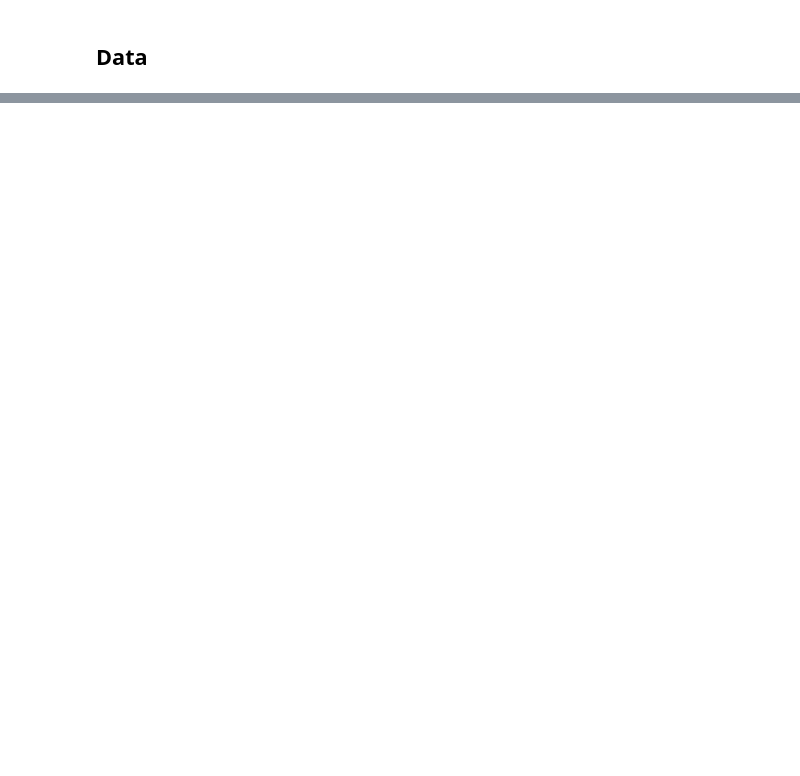
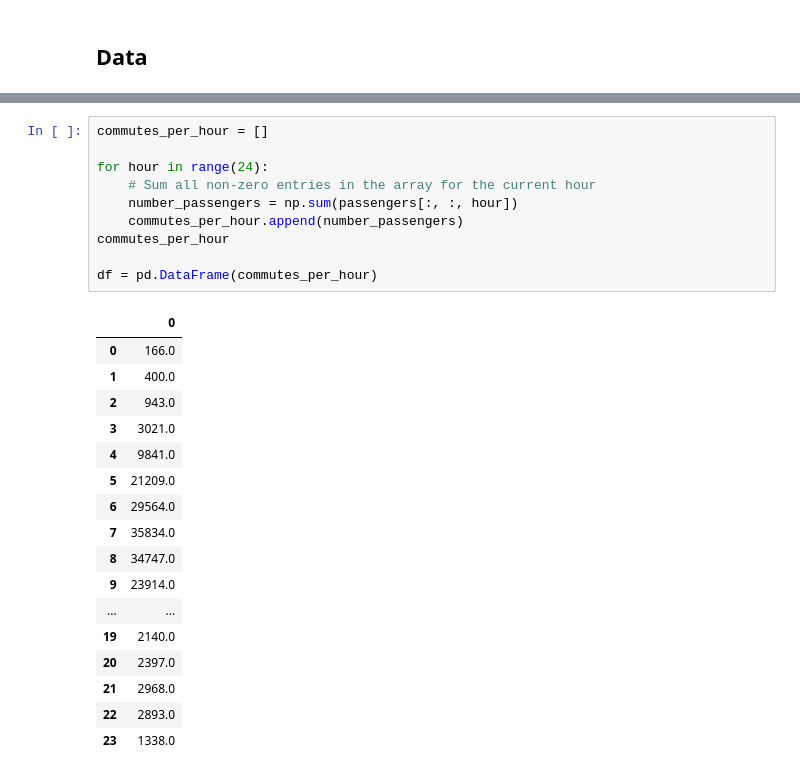
Before and after one commit to jmanzolli/SAEVs-project, a Jupyter notebook: main.ipynb, the cells around one changed output, grey strips where cells are left out. Drawn from its saved outputs; the diff is of its cells as text; blank space fills up the shorter version.

```diff
--- a/main.ipynb
+++ b/main.ipynb
@@ -12,0 +16,28 @@ from functions import *
+# %%
+commutes_per_hour = []
+
+for hour in range(24):
+    # Sum all non-zero entries in the array for the current hour
+    number_passengers = np.sum(passengers[:, :, hour])
+    commutes_per_hour.append(number_passengers)
+commutes_per_hour
+
+df = pd.DataFrame(commutes_per_hour)
+# %% [output]
+|  | 0 |
+| 0 | 166.0 |
+| 1 | 400.0 |
+| 2 | 943.0 |
+| 3 | 3021.0 |
+| 4 | 9841.0 |
+| 5 | 21209.0 |
+| 6 | 29564.0 |
+| 7 | 35834.0 |
+| 8 | 34747.0 |
+| 9 | 23914.0 |
+| ... | ... |
+| 19 | 2140.0 |
+| 20 | 2397.0 |
+| 21 | 2968.0 |
+| 22 | 2893.0 |
+| 23 | 1338.0 |
```
Also changed, not shown: parts of 11 cells of this notebook, 9 other files.
